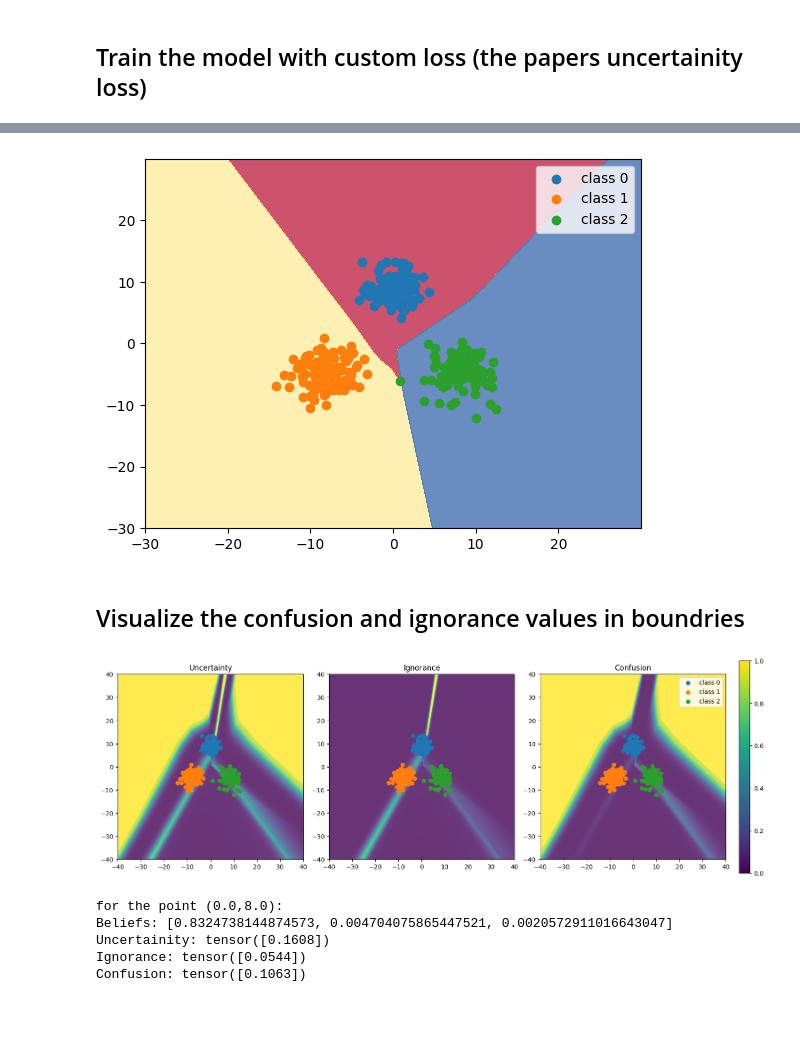
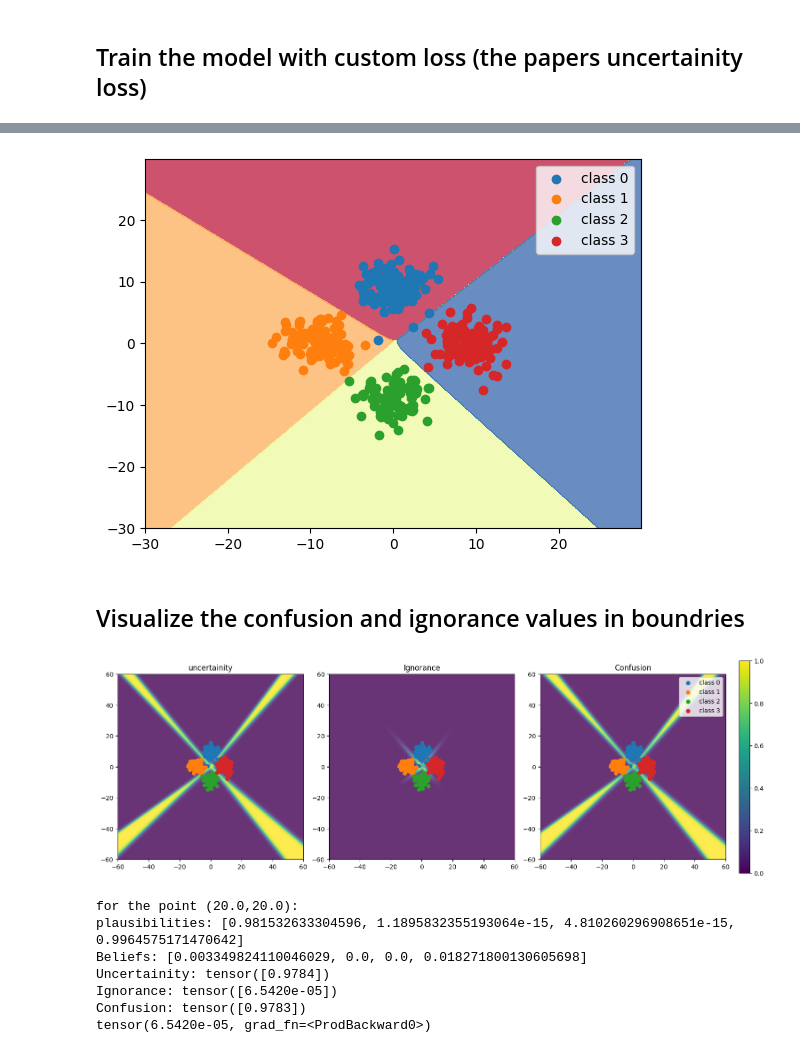
Before and after one commit to gencf/Flexible-Visual-Recognition-by-Evidential-Modeling-of-Confusion-and-Ignorance, a Jupyter notebook: train_toy_dataset.ipynb, the cells around one changed output, grey strips where cells are left out. Drawn from its saved outputs; the diff is of its cells as text; code cells hidden in the pictures; blank space fills up the shorter version.

```diff
--- a/train_toy_dataset.ipynb
+++ b/train_toy_dataset.ipynb
@@ -62,10 +64,10 @@ class MLP(nn.Module):
 ## Generate the 2D toy dataset
 # %%
 # Generate some data
-n_classes = 3
+n_classes = 4
 n_samples_per_class = 500
-std = 2.0
-distance = 9.0
+std = 2
+distance = 9
 shuffle = True
 
 # set the seed again
@@ -221,9 +220,9 @@ plot_boundries(MLP_classic,
 # %%
 # create the MLP which will be trained with the losses in the paper
 MLP_with_our_loss = MLP(input_dim=2,
-                   hidden_dims=[4, 8, 16, 16, 8, 4],
+                   hidden_dims=[32, 16],
                    output_dims=n_classes,
-                   activation=nn.LeakyReLU(0.2),
+                   activation=nn.ReLU(),
                    last_layer_activation=nn.Sigmoid())
 
 # print the MLP
@@ -305,19 +299,19 @@ plot_losses_and_accuracies(
 # %%
 # plot the boundries
 plot_boundries(
     model=MLP_with_our_loss,
     device="cpu",
     X=X_validation,
     y=y_validation,
     n_classes=n_classes,
-    plot_step=0.02,
+    plot_step=0.05,
     x_min=-30,
     x_max=30,
     y_min=-30,
     y_max=30
 )
 # %% [output]
-[figure, old version]
+[figure, new version]
 # %% [markdown]
 ## Visualize the confusion and ignorance values in boundries
 # %%
@@ -328,32 +322,37 @@ plot_ignorance_uncertainity_confusion(
     X=X_validation,
     y=y_validation,
     n_classes=n_classes,
-    plot_step=0.2,
-    x_min=-40,
-    x_max=40,
-    y_min=-40,
-    y_max=40
+    plot_step=0.05,
+    x_min=-60,
+    x_max=60,
+    y_min=-60,
+    y_max=60
 )
 # %% [output]
-[figure, old version]
+[figure, new version]
 # %%
-# input the 20,20 point and measure the beliefs, uncertainity, ignorance and confusion
-x_sample = torch.tensor([[0.0, 8.0]], dtype=torch.float32)
+# input a point and measure the beliefs, uncertainity, ignorance and confusion
+x_sample = torch.tensor([[20, 20]], dtype=torch.float32)
 
 y_pred_sample = MLP_with_our_loss(x_sample)
 
 with torch.no_grad():
-    beliefs, uncertainity, ignorance, confusion = calculate_only_belief_uncertainty_ignorance_confusion(y_pred_sample)
+    beliefs, uncertainity, ignorance, confusion = calculate_only_belief_uncertainity_ignorance_confusion(y_pred_sample)
 
 
 print(f"for the point ({x_sample[0,0]},{x_sample[0,1]}):")
+print(f"plausibilities: {[float(x) for x in y_pred_sample.detach().numpy()[0]]}")
 print(f"Beliefs: {[float(x) for x in beliefs.numpy()[0]]}")
 print(f"Uncertainity: {uncertainity}")
 print(f"Ignorance: {ignorance}")
 print(f"Confusion: {confusion}")
+
+print((1-y_pred_sample).prod())
 # %% [output]
-for the point (0.0,8.0):
-Beliefs: [0.8324738144874573, 0.004704075865447521, 0.0020572911016643047]
-Uncertainity: tensor([0.1608])
-Ignorance: tensor([0.0544])
-Confusion: tensor([0.1063])
+for the point (20.0,20.0):
+plausibilities: [0.981532633304596, 1.1895832355193064e-15, 4.810260296908651e-15, 0.9964575171470642]
+Beliefs: [0.003349824110046029, 0.0, 0.0, 0.018271800130605698]
+Uncertainity: tensor([0.9784])
+Ignorance: tensor([6.5420e-05])
+Confusion: tensor([0.9783])
+tensor(6.5420e-05, grad_fn=<ProdBackward0>)
```
Also changed, not shown: parts of 10 cells of this notebook.
